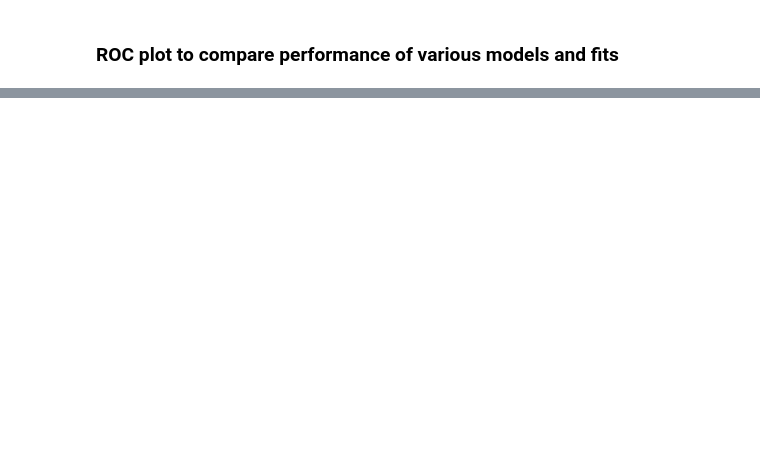
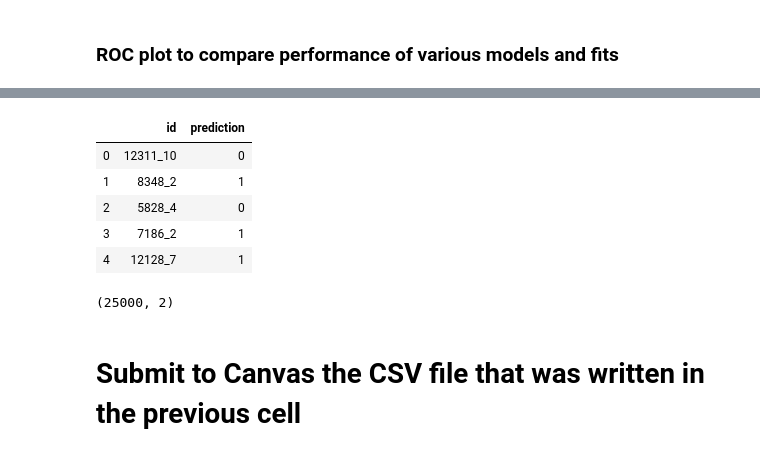
Before and after one commit to visualizedata/ml, a Jupyter notebook: final_assignment_1/moviereviews_first_full_iteration.ipynb, the cells around one changed output, grey strips where cells are left out. Drawn from its saved outputs; the diff is of its cells as text; code cells hidden in the pictures; blank space fills up the shorter version.

```diff
--- a/final_assignment_1/moviereviews_first_full_iteration.ipynb
+++ b/final_assignment_1/moviereviews_first_full_iteration.ipynb
@@ -253,0 +409,13 @@ plt.show()
+# %%
+my_submission.head()
+# %% [output]
+|  | id | prediction |
+| 0 | 12311_10 | 0 |
+| 1 | 8348_2 | 1 |
+| 2 | 5828_4 | 0 |
+| 3 | 7186_2 | 1 |
+| 4 | 12128_7 | 1 |
+# %%
+my_submission.shape
+# %% [output]
+(25000, 2)
@@ -253,0 +426,2 @@ plt.show()
+# %% [markdown]
+# Submit to Canvas the CSV file that was written in the previous cell
```
Also changed, not shown: parts of 57 cells of this notebook, 1 other file.
